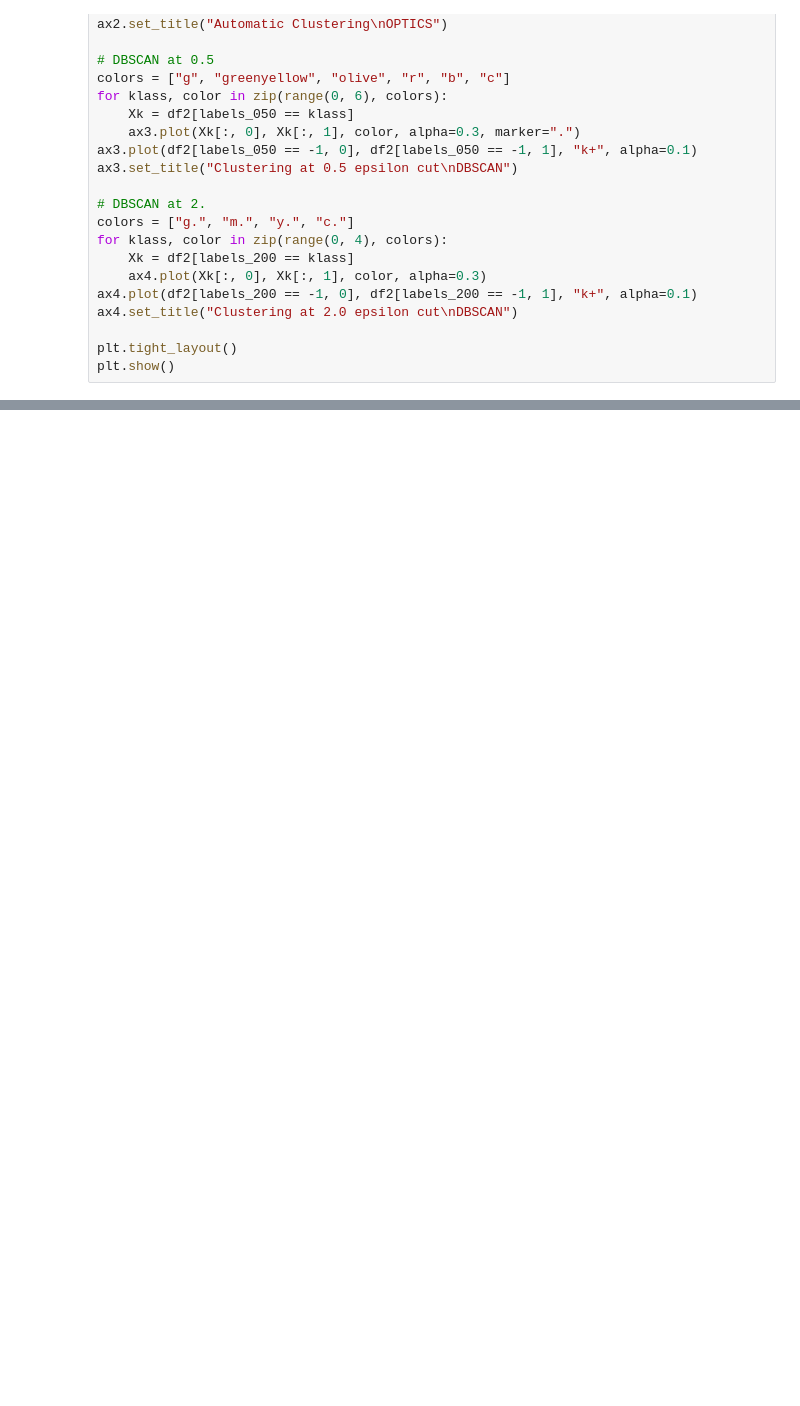
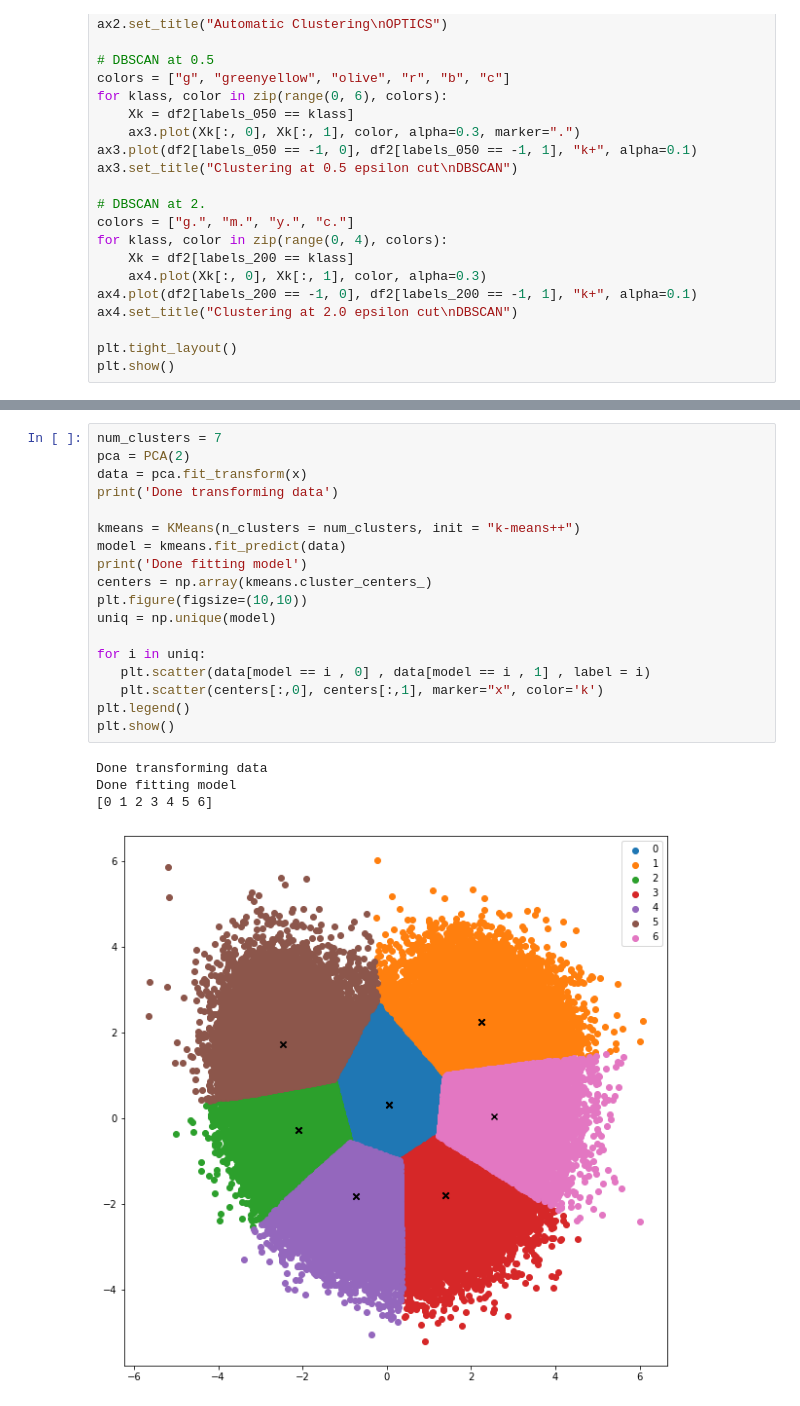
Before and after one commit to SzaboKrisztian/aai-final-project, a Jupyter notebook: unsupervised.ipynb, the cells around one changed output, grey strips where cells are left out. Saved outputs shown, nothing was run; the diff lists cells and outputs as text; blank space fills up the shorter version.

```diff
--- a/unsupervised.ipynb
+++ b/unsupervised.ipynb
@@ -91,0 +133,23 @@ plt.show()
+# %%
+num_clusters = 7
+pca = PCA(2)
+data = pca.fit_transform(x)
+print('Done transforming data')
+
+kmeans = KMeans(n_clusters = num_clusters, init = "k-means++")
+model = kmeans.fit_predict(data)
+print('Done fitting model')
+centers = np.array(kmeans.cluster_centers_)
+plt.figure(figsize=(10,10))
+uniq = np.unique(model)
+
+for i in uniq:
+   plt.scatter(data[model == i , 0] , data[model == i , 1] , label = i)
+   plt.scatter(centers[:,0], centers[:,1], marker="x", color='k')
+plt.legend()
+plt.show()
+# %% [output]
+Done transforming data
+Done fitting model
+[0 1 2 3 4 5 6]
+[figure, added]
```
Also changed, not shown: parts of 1 cell of this notebook.
